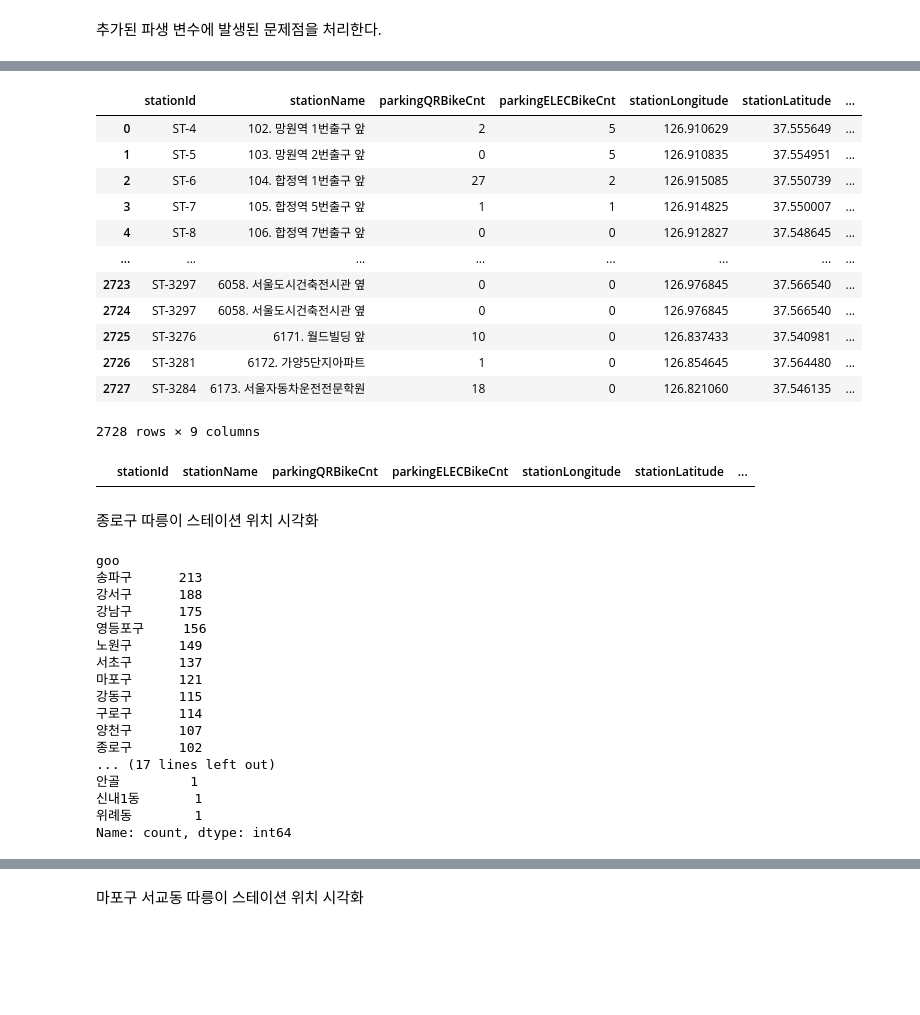
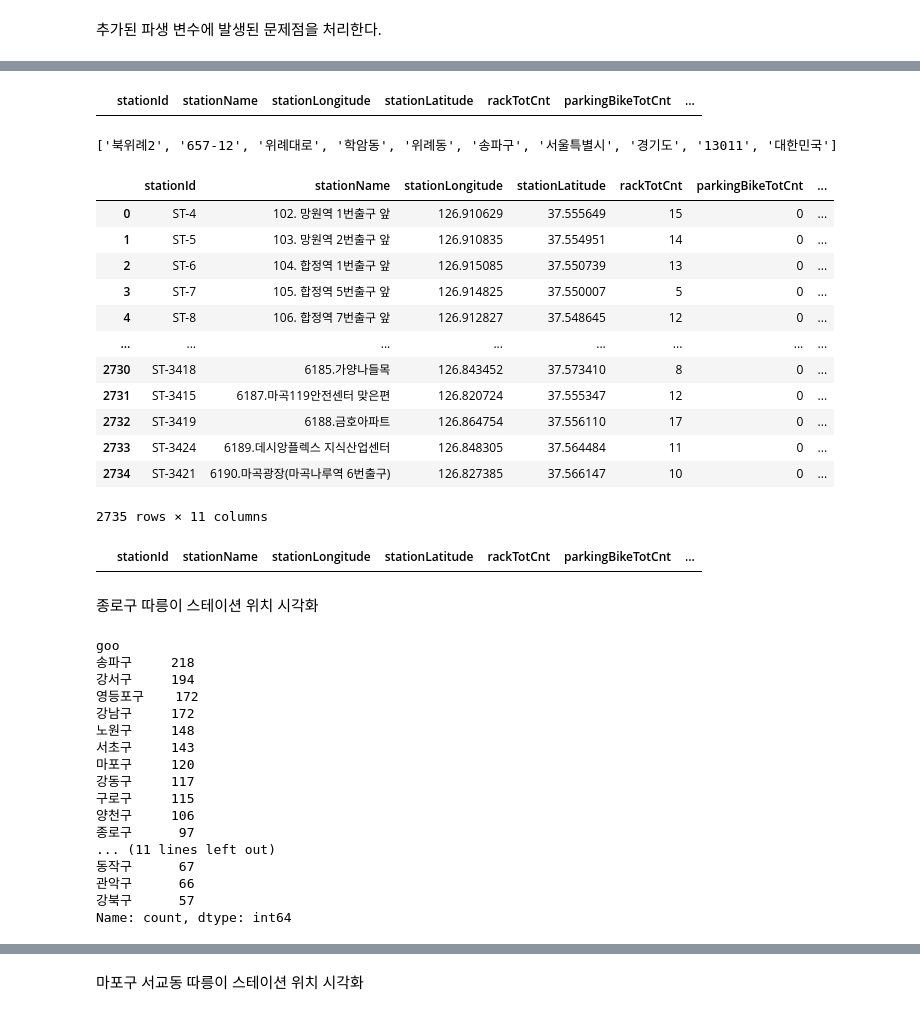
Before and after one commit to Ryujongwoo/samsung_1, a Jupyter notebook: 20260709/22_data_analysis_4.ipynb, the cells around one changed output, grey strips where cells are left out. Drawn from its saved outputs; the diff is of its cells as text; code cells hidden in the pictures; blank space fills up the shorter version.

```diff
--- a/20260709/22_data_analysis_4.ipynb
+++ b/20260709/22_data_analysis_4.ipynb
@@ -277,6 +277,8 @@ print(address[-3], address[-4], address[-5])
 # %%
 bike['goo'] = np.nan
 bike['dong'] = np.nan
+bike['goo'] = bike['goo'].astype(str)
+bike['dong'] = bike['dong'].astype(str)
 bike
 # %% [output]
 |  | stationId | stationName | stationLongitude | stationLatitude | rackTotCnt | parkingBikeTotCnt | ... |
@@ -295,11 +297,11 @@ bike
 # %%
 '''
-for i in range(bike.shape[0])[:1]:
+for i in range(bike.shape[0])[:]:
     lat_lon = f"{bike.loc[i, 'stationLatitude']},{bike.loc[i, 'stationLongitude']}"
     # print(lat_lon)
     address = geocoding_reverse(lat_lon)
     address = str(address).split(', ')
-    # print(address[-3], address[-4], address[-5])
+    print(address[-3], address[-4], address[-5])
 
     try:
         bike.loc[i, 'goo'] = address[-4]
@@ -317,7 +319,6 @@ for i in range(bike.shape[0])[:1]:
 pass
 # %%
 # bike.to_csv('./data/bike_20260709.csv', index=False)
-# bike = pd.read_csv('./data/bike_20260709.csv') # cp949 어쩌구 에러가 발생되면 encoding='cp949'를 추가한다.
-bike = pd.read_csv('./data/bike_20240508.csv')
+bike = pd.read_csv('./data/bike_20260709.csv') # cp949 어쩌구 에러가 발생되면 encoding='cp949'를 추가한다.
 bike
 # %% [output]
@@ -379,45 +412,58 @@ pass
+# %%
+bike[(bike.goo == '서울특별시') | (bike.goo == '의정부시') | (bike.goo == '하남시')]
+# %% [output]
+|  | stationId | stationName | stationLongitude | stationLatitude | rackTotCnt | parkingBikeTotCnt | ... |
+# %%
+address = geocoding_reverse('37.484833,127.149918')
+address = str(address).split(', ')
+print(address)
+# %% [output]
+['북위례2', '657-12', '위례대로', '학암동', '위례동', '송파구', '서울특별시', '경기도', '13011', '대한민국']
+# %%
+bike.loc[2655, 'goo'] = '송파구'
+bike.loc[2655, 'dong'] = '위례동'
 # %%
 bike.to_csv('./data/bike_20260709_ok.csv', index=False)
-bike = pd.read_csv('./data/bike_20240508_ok.csv')
+bike = pd.read_csv('./data/bike_20260709_ok.csv')
 bike
 # %% [output]
-|  | stationId | stationName | parkingQRBikeCnt | parkingELECBikeCnt | stationLongitude | stationLatitude | ... |
-| 0 | ST-4 | 102. 망원역 1번출구 앞 | 2 | 5 | 126.910629 | 37.555649 | ... |
-| 1 | ST-5 | 103. 망원역 2번출구 앞 | 0 | 5 | 126.910835 | 37.554951 | ... |
-| 2 | ST-6 | 104. 합정역 1번출구 앞 | 27 | 2 | 126.915085 | 37.550739 | ... |
-| 3 | ST-7 | 105. 합정역 5번출구 앞 | 1 | 1 | 126.914825 | 37.550007 | ... |
-| 4 | ST-8 | 106. 합정역 7번출구 앞 | 0 | 0 | 126.912827 | 37.548645 | ... |
+|  | stationId | stationName | stationLongitude | stationLatitude | rackTotCnt | parkingBikeTotCnt | ... |
+| 0 | ST-4 | 102. 망원역 1번출구 앞 | 126.910629 | 37.555649 | 15 | 0 | ... |
+| 1 | ST-5 | 103. 망원역 2번출구 앞 | 126.910835 | 37.554951 | 14 | 0 | ... |
+| 2 | ST-6 | 104. 합정역 1번출구 앞 | 126.915085 | 37.550739 | 13 | 0 | ... |
+| 3 | ST-7 | 105. 합정역 5번출구 앞 | 126.914825 | 37.550007 | 5 | 0 | ... |
+| 4 | ST-8 | 106. 합정역 7번출구 앞 | 126.912827 | 37.548645 | 12 | 0 | ... |
 | ... | ... | ... | ... | ... | ... | ... | ... |
-| 2723 | ST-3297 | 6058. 서울도시건축전시관 옆 | 0 | 0 | 126.976845 | 37.566540 | ... |
-| 2724 | ST-3297 | 6058. 서울도시건축전시관 옆 | 0 | 0 | 126.976845 | 37.566540 | ... |
-| 2725 | ST-3276 | 6171. 월드빌딩 앞 | 10 | 0 | 126.837433 | 37.540981 | ... |
-| 2726 | ST-3281 | 6172. 가양5단지아파트 | 1 | 0 | 126.854645 | 37.564480 | ... |
-| 2727 | ST-3284 | 6173. 서울자동차운전전문학원 | 18 | 0 | 126.821060 | 37.546135 | ... |
+| 2730 | ST-3418 | 6185.가양나들목 | 126.843452 | 37.573410 | 8 | 0 | ... |
+| 2731 | ST-3415 | 6187.마곡119안전센터 맞은편 | 126.820724 | 37.555347 | 12 | 0 | ... |
+| 2732 | ST-3419 | 6188.금호아파트 | 126.864754 | 37.556110 | 17 | 0 | ... |
+| 2733 | ST-3424 | 6189.데시앙플렉스 지식산업센터 | 126.848305 | 37.564484 | 11 | 0 | ... |
+| 2734 | ST-3421 | 6190.마곡광장(마곡나루역 6번출구) | 126.827385 | 37.566147 | 10 | 0 | ... |
-2728 rows × 9 columns
+2735 rows × 11 columns
 # %%
 bike[bike.goo.isnull() | bike.dong.isnull()]
 # %% [output]
-|  | stationId | stationName | parkingQRBikeCnt | parkingELECBikeCnt | stationLongitude | stationLatitude | ... |
+|  | stationId | stationName | stationLongitude | stationLatitude | rackTotCnt | parkingBikeTotCnt | ... |
 # %% [markdown]
 종로구 따릉이 스테이션 위치 시각화
 # %%
 bike.goo.value_counts()
 # %% [output]
 goo
-송파구      213
-강서구      188
-강남구      175
-영등포구     156
-노원구      149
-서초구      137
-마포구      121
-강동구      115
-구로구      114
-양천구      107
-종로구      102
-... (17 lines left out)
-안골         1
-신내1동       1
-위례동        1
+송파구     218
+강서구     194
+영등포구    172
+강남구     172
+노원구     148
+서초구     143
+마포구     120
+강동구     117
+구로구     115
+양천구     106
+종로구      97
+... (11 lines left out)
+동작구      67
+관악구      66
+강북구      57
 Name: count, dtype: int64
 # %%
```
Also changed, not shown: parts of 19 cells of this notebook.
